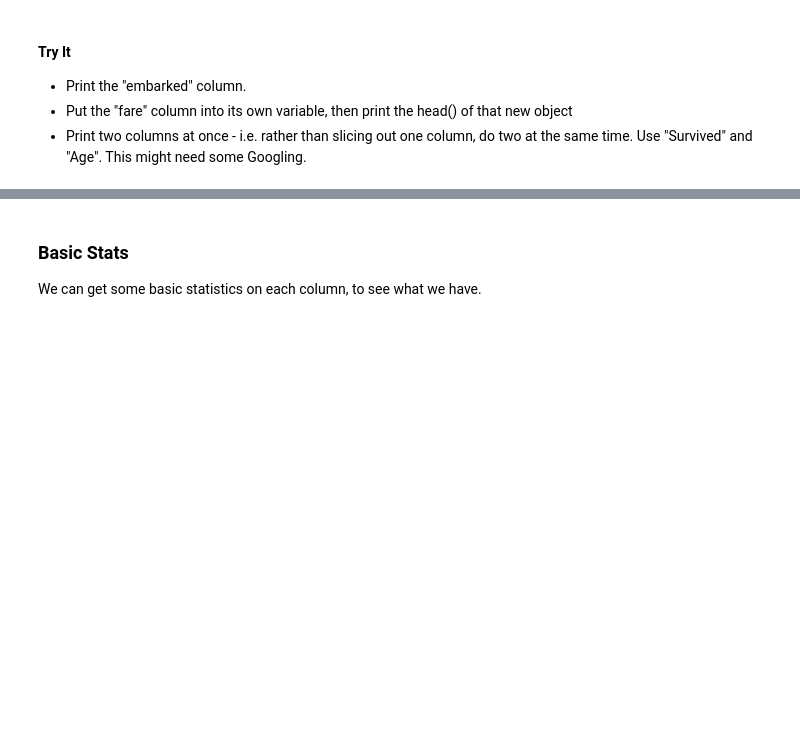
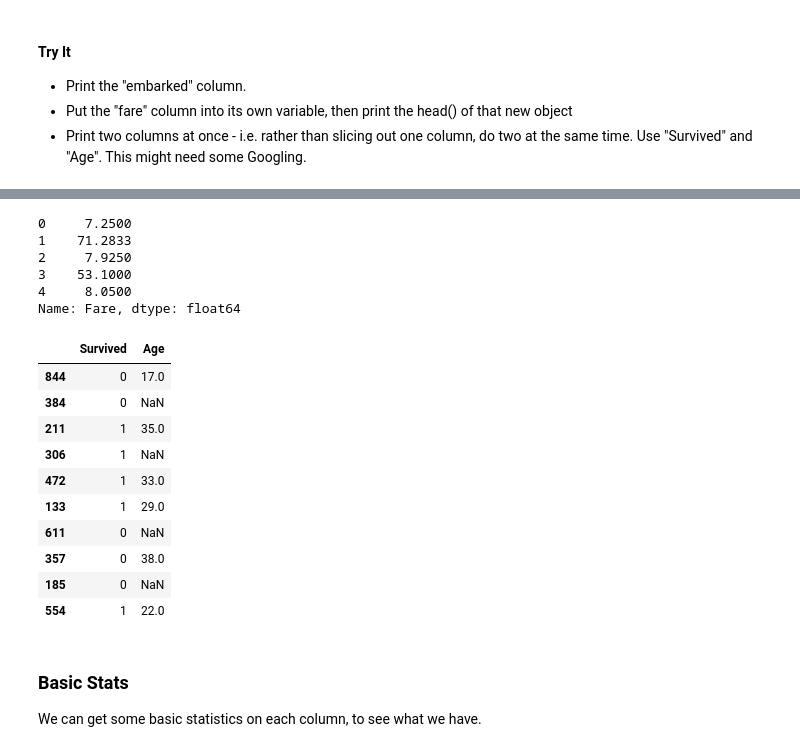
Before and after one commit to Nishaa95/Basic_Stats_in_Python_Student_Workbooks, a Jupyter notebook: 001_Basics.ipynb, the cells around one changed output, grey strips where cells are left out. Drawn from its saved outputs; the diff is of its cells as text; code cells hidden in the pictures; blank space fills up the shorter version.

```diff
--- a/001_Basics.ipynb
+++ b/001_Basics.ipynb
@@ -183,3 +195,29 @@ Name: Survived, Length: 891, dtype: int64
+# %%
+fare_data = df["Fare"]
+fare_data.head()
+# %% [output]
+0     7.2500
+1    71.2833
+2     7.9250
+3    53.1000
+4     8.0500
+Name: Fare, dtype: float64
+# %%
+z=["Survived","Age"]
+tmp=df[z]
+tmp.sample(10)
+# %% [output]
+|  | Survived | Age |
+| 844 | 0 | 17.0 |
+| 384 | 0 | NaN |
+| 211 | 1 | 35.0 |
+| 306 | 1 | NaN |
+| 472 | 1 | 33.0 |
+| 133 | 1 | 29.0 |
+| 611 | 0 | NaN |
+| 357 | 0 | 38.0 |
+| 185 | 0 | NaN |
+| 554 | 1 | 22.0 |
 # %% [markdown]
 ### Basic Stats
 
```
Also changed, not shown: parts of 9 cells of this notebook, 3 other files.
